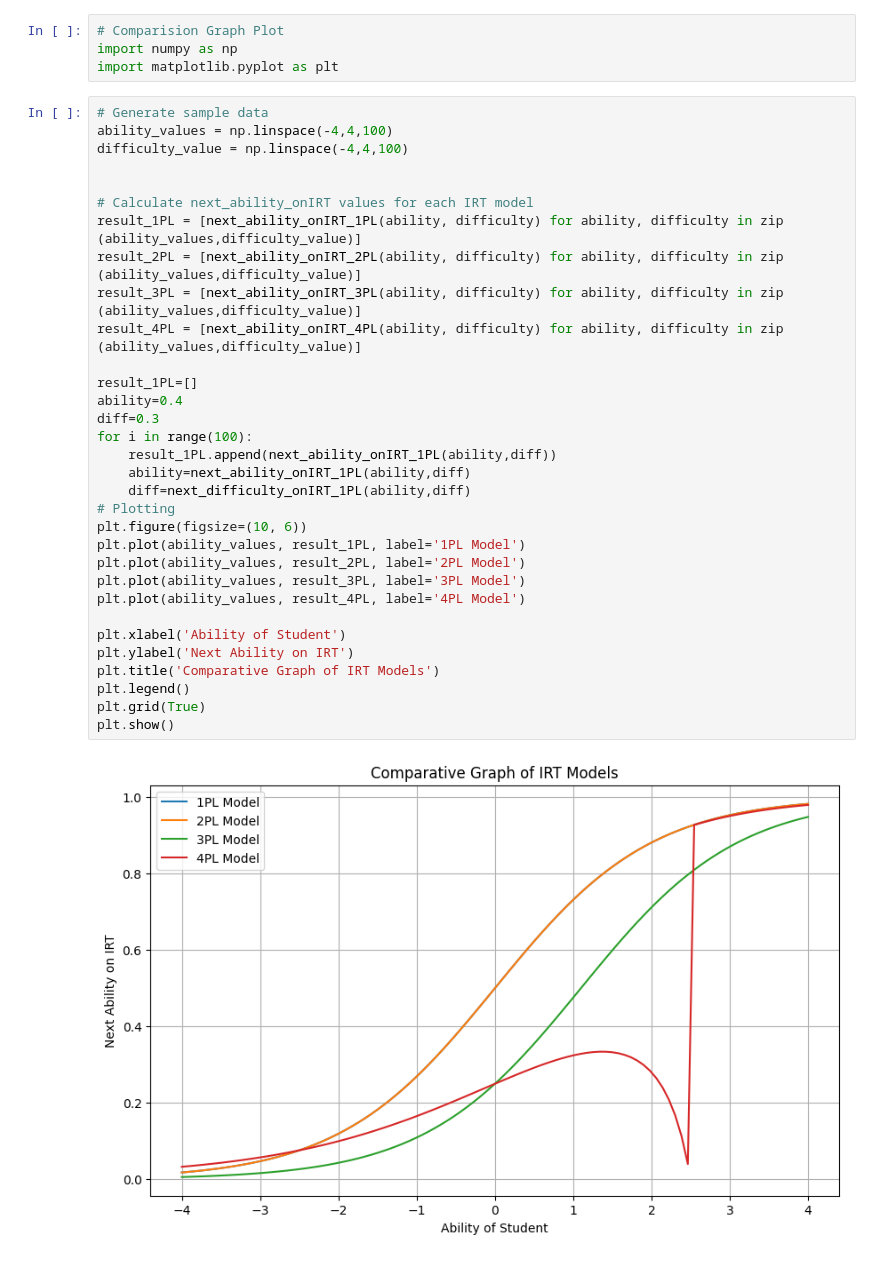
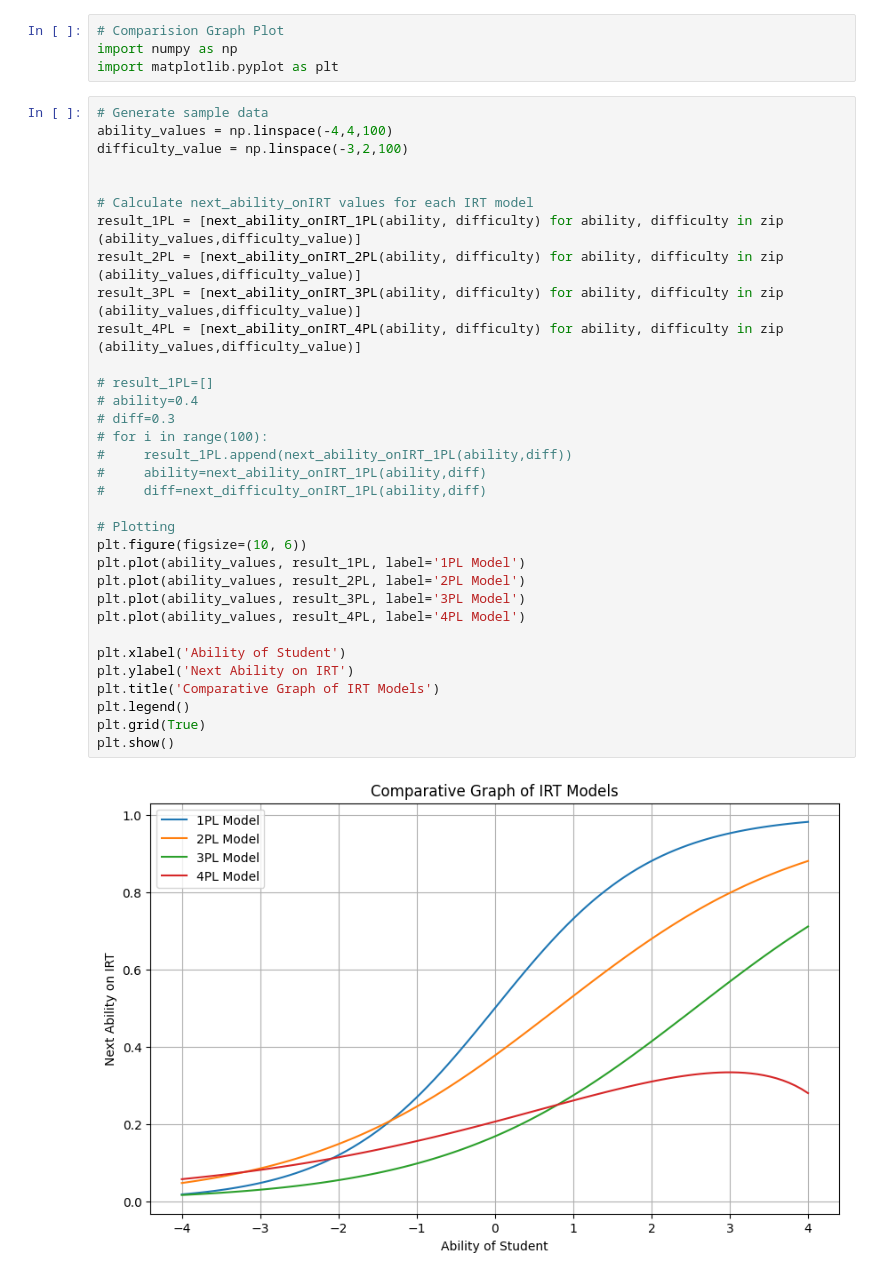
Before and after one commit to SARANG1018/AI-Powered-Adaptive-MCQ-Testing-System-for-Government-Exam-Preparation, a Jupyter notebook: SIH_adaptive_learning/ml_models/algorithms/IRT.ipynb, the cells around one changed output. Drawn from its saved outputs; the diff is of its cells as text.

```diff
--- a/SIH_adaptive_learning/ml_models/algorithms/IRT.ipynb
+++ b/SIH_adaptive_learning/ml_models/algorithms/IRT.ipynb
@@ -94,35 +94,36 @@ import matplotlib.pyplot as plt
 # %%
 # Generate sample data
 ability_values = np.linspace(-4,4,100)
-difficulty_value = np.linspace(-4,4,100)
+difficulty_value = np.linspace(-3,2,100)
 
 
 # Calculate next_ability_onIRT values for each IRT model
 result_1PL = [next_ability_onIRT_1PL(ability, difficulty) for ability, difficulty in zip (ability_values,difficulty_value)]
 result_2PL = [next_ability_onIRT_2PL(ability, difficulty) for ability, difficulty in zip (ability_values,difficulty_value)]
 result_3PL = [next_ability_onIRT_3PL(ability, difficulty) for ability, difficulty in zip (ability_values,difficulty_value)]
 result_4PL = [next_ability_onIRT_4PL(ability, difficulty) for ability, difficulty in zip (ability_values,difficulty_value)]
 
-result_1PL=[]
-ability=0.4
-diff=0.3
-for i in range(100):
-    result_1PL.append(next_ability_onIRT_1PL(ability,diff))
-    ability=next_ability_onIRT_1PL(ability,diff)
-    diff=next_difficulty_onIRT_1PL(ability,diff)
+# result_1PL=[]
+# ability=0.4
+# diff=0.3
+# for i in range(100):
+#     result_1PL.append(next_ability_onIRT_1PL(ability,diff))
+#     ability=next_ability_onIRT_1PL(ability,diff)
+#     diff=next_difficulty_onIRT_1PL(ability,diff)
+
 # Plotting
 plt.figure(figsize=(10, 6))
 plt.plot(ability_values, result_1PL, label='1PL Model')
 plt.plot(ability_values, result_2PL, label='2PL Model')
 plt.plot(ability_values, result_3PL, label='3PL Model')
 plt.plot(ability_values, result_4PL, label='4PL Model')
 
 plt.xlabel('Ability of Student')
 plt.ylabel('Next Ability on IRT')
 plt.title('Comparative Graph of IRT Models')
 plt.legend()
 plt.grid(True)
 plt.show()
 # %% [output]
-[figure, old version]
+[figure, new version]
 # %%
```
Also changed, not shown: parts of 1 cell of this notebook, 4 other files.
